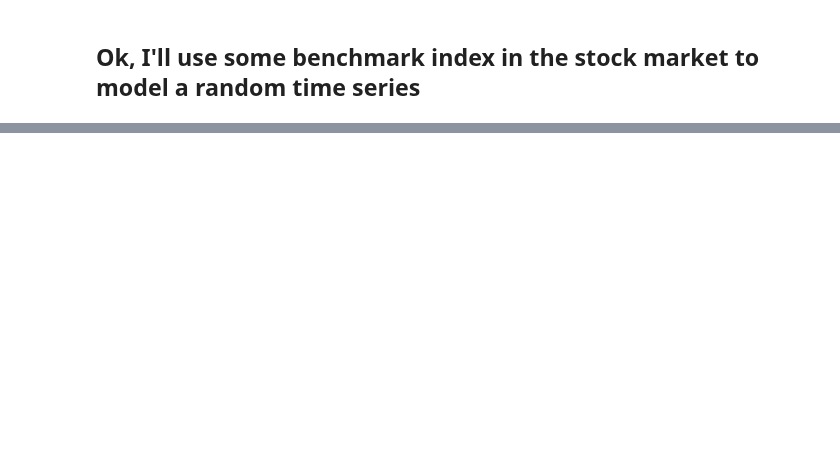
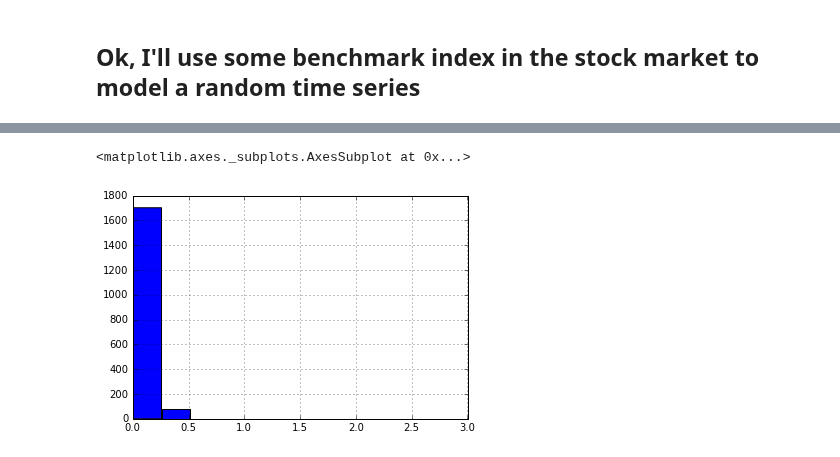
Before and after one commit to molgor/biospytial, a Jupyter notebook: ipython-notebooks/inference_examples/Time series Example.ipynb, the cells around one changed output, grey strips where cells are left out. Cells and saved outputs as stored; diff of their text form; code cells hidden in the pictures; blank space fills up the shorter version.

```diff
--- a/ipython-notebooks/inference_examples/Time series Example.ipynb
+++ b/ipython-notebooks/inference_examples/Time series Example.ipynb
@@ -45,0 +61,2 @@ array([  9.25,  13.  ,  12.54,  12.5 ,  11.47,  11.54,  10.36,  11.  ,
+# %%
+diff = usdmxn.High - usdmxn.Low
@@ -45,0 +75,5 @@ array([  9.25,  13.  ,  12.54,  12.5 ,  11.47,  11.54,  10.36,  11.  ,
+# %%
+diff.hist()
+# %% [output]
+<matplotlib.axes._subplots.AxesSubplot at 0x...>
+[figure, added]
```
Also changed, not shown: parts of 44 cells of this notebook, 5 other files.
